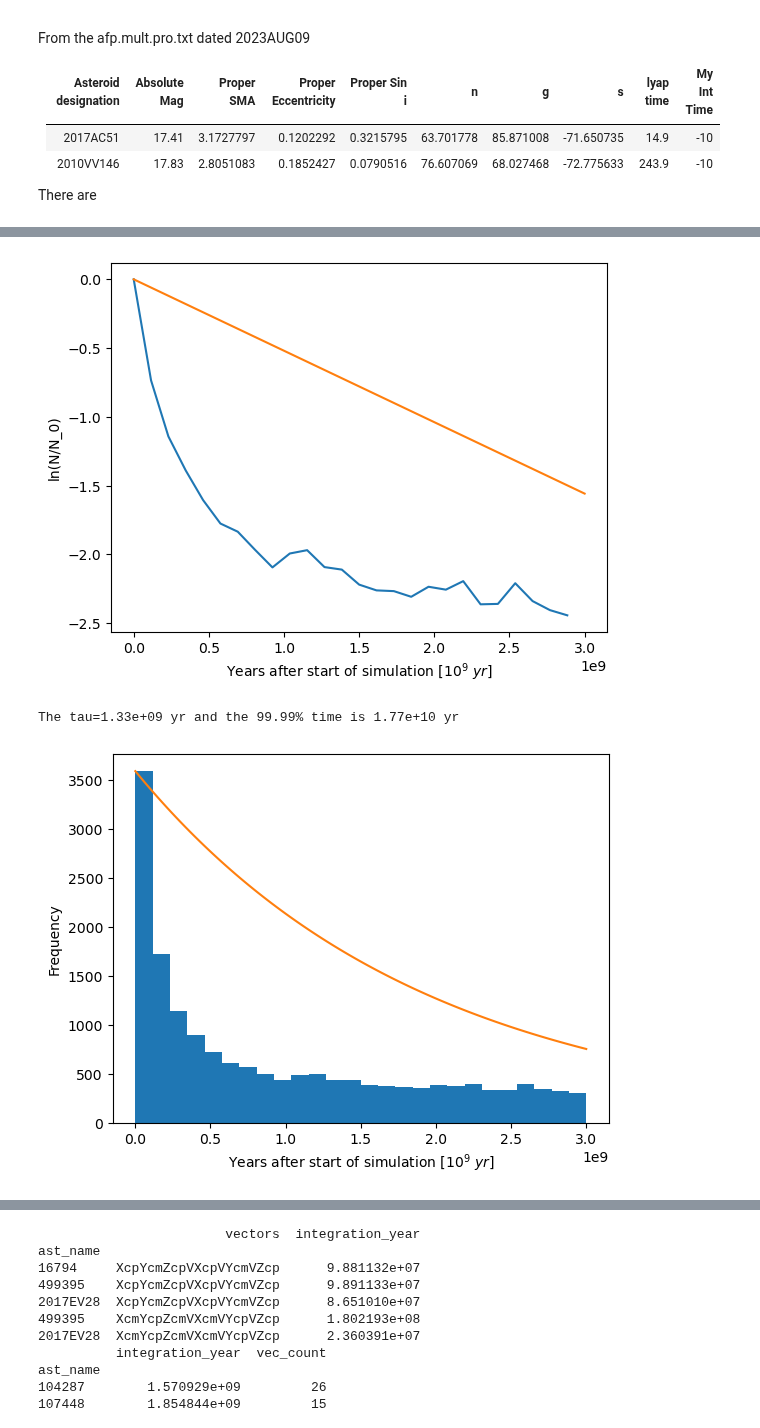
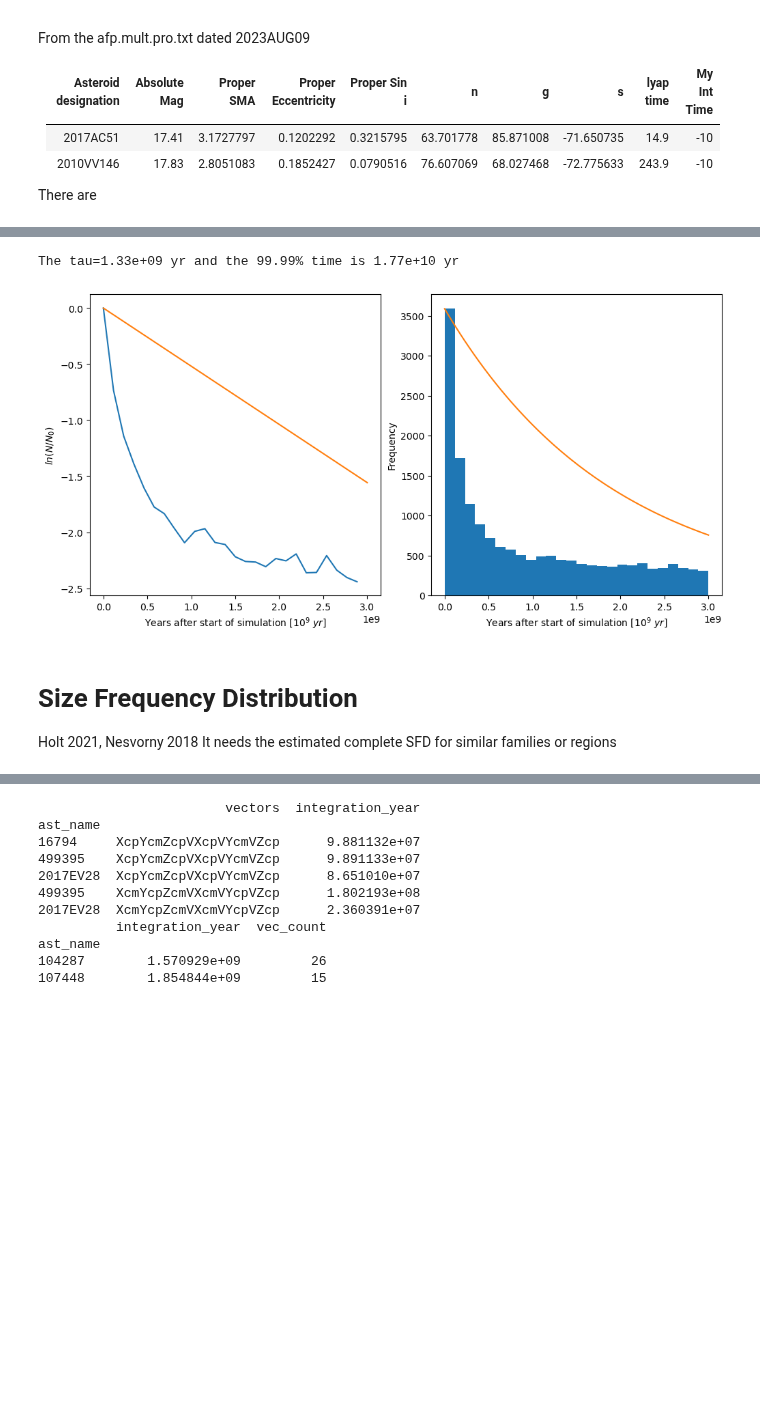
Before and after one commit to crankymax/asteroid_families, a Jupyter notebook: jupyter_notebooks/3Gyr_MC6_escaped_asteroids_.ipynb, the cells around one changed output, grey strips where cells are left out. Saved outputs shown, nothing was run; the diff lists cells and outputs as text; code cells hidden in the pictures; blank space fills up the shorter version.

```diff
--- a/jupyter_notebooks/3Gyr_MC6_escaped_asteroids_.ipynb
+++ b/jupyter_notebooks/3Gyr_MC6_escaped_asteroids_.ipynb
@@ -171,43 +197,45 @@ $\frac{-0.693}{\tau} = \frac{ln(\frac{N}{N_0})}{t}$
 
 $\tau = \frac{-0.693 \times t}{ln(\frac{N}{N_0})}$
 # %%
-#print(part_nums, t_values)
 # Get the ratio of the particles
 n_0 = part_nums[0]
-
-t_span = np.linspace(t_values[0], t_values[-1], 100)
+t_span = np.linspace(0, t_values[-1], 100)
 
 # linerize the ratios
 ln_part_ratios = np.log(part_nums/n_0)
-
 part_fit = np.polynomial.Polynomial.fit(t_values[:-1], ln_part_ratios, 1)
 k, a = part_fit.convert().coef
 ln_fit = t_span*a
 
-plt.plot(t_values[:-1], ln_part_ratios)
-plt.plot(t_span, ln_fit)
-plt.ylabel('ln(N/N_0)')
-plt.xlabel(xlabel_time)
-plt.show()
+fig = plt.figure(figsize=(10, 5), layout="constrained")
+spec = fig.add_gridspec(ncols=2, nrows=1)
+ax1 = fig.add_subplot(spec[0, 0])
 
+ax1.plot(t_values[:-1], ln_part_ratios)
+ax1.plot(t_span, ln_fit)
+ax1.set_ylabel(r'$ln(N/N_0)$')
+ax1.set_xlabel(xlabel_time)
 
 t=(-0.693/a)
-t_span = np.linspace(t_values[0], t_values[-1], 100)
 n_fit = n_0 * np.e**((-0.693/t)*t_span)
 
 # Calc long 99.99% loss time
 n_9999 = n_0 * (1.0-0.9999)
 t_9999 = (t*np.log(n_9999/n_0))/-0.693
-print()
 print(f'The tau={t :0.2e} yr and the 99.99% time is {t_9999:0.2e} yr')
 
-plt.hist(escapee_years.integration_year, bins='auto')
-plt.plot(t_span, n_fit)
-plt.ylabel('Frequency')
-plt.xlabel(xlabel_time)
+ax2 = fig.add_subplot(spec[0, 1])
+ax2.hist(escapee_years.integration_year, bins='auto')
+ax2.plot(t_span, n_fit)
+ax2.set_ylabel('Frequency')
+ax2.set_xlabel(xlabel_time)
 plt.show()
 # %% [output]
+The tau=1.33e+09 yr and the 99.99% time is 1.77e+10 yr
-[figure, old version]
+[figure, new version]
-The tau=1.33e+09 yr and the 99.99% time is 1.77e+10 yr
-[figure, removed]
+# %% [markdown]
+# Size Frequency Distribution
+
+Holt 2021, Nesvorny 2018
+It needs the estimated complete SFD for similar families or regions
 # %%
```
Also changed, not shown: parts of 25 cells of this notebook, 9 other files.
